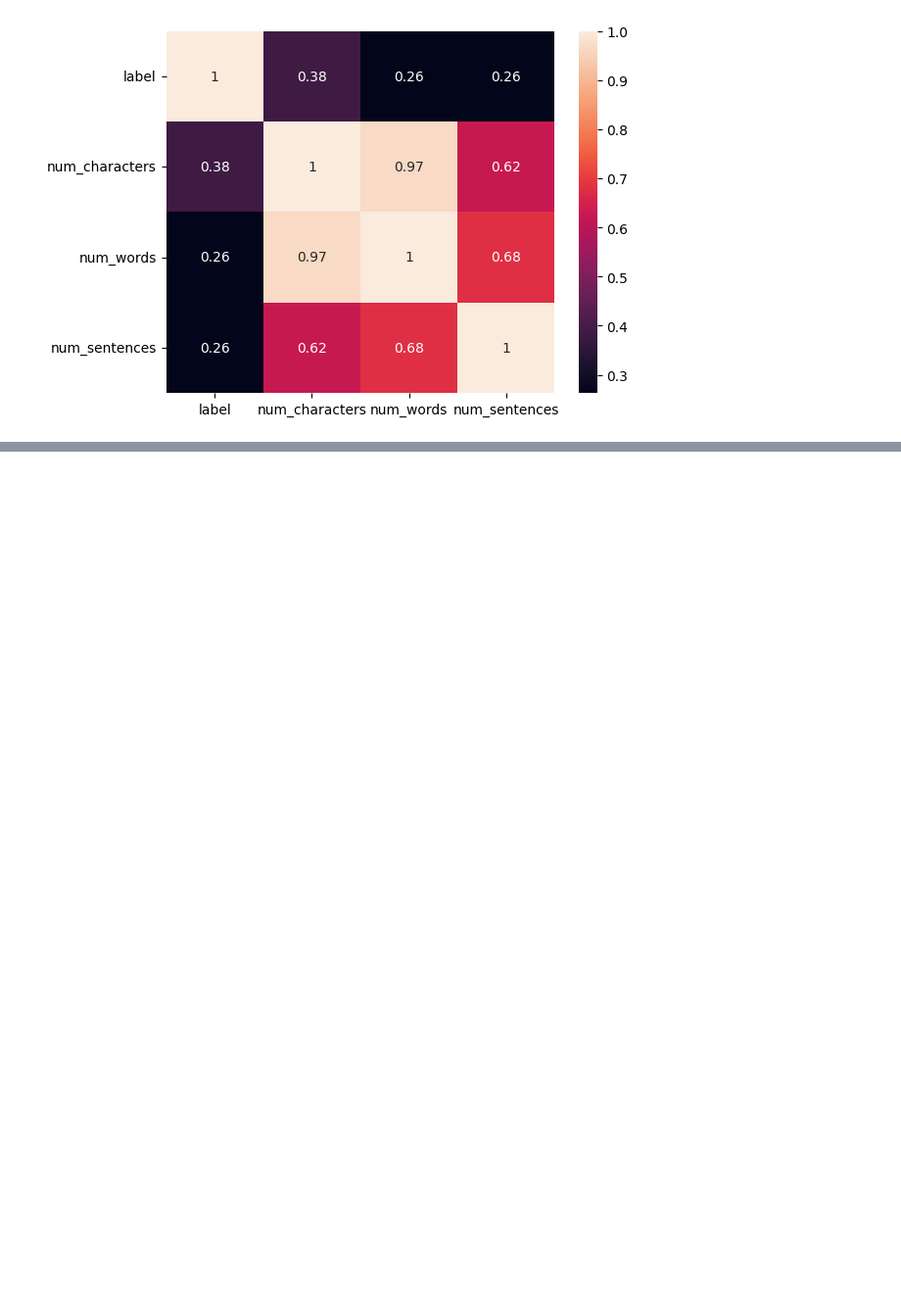
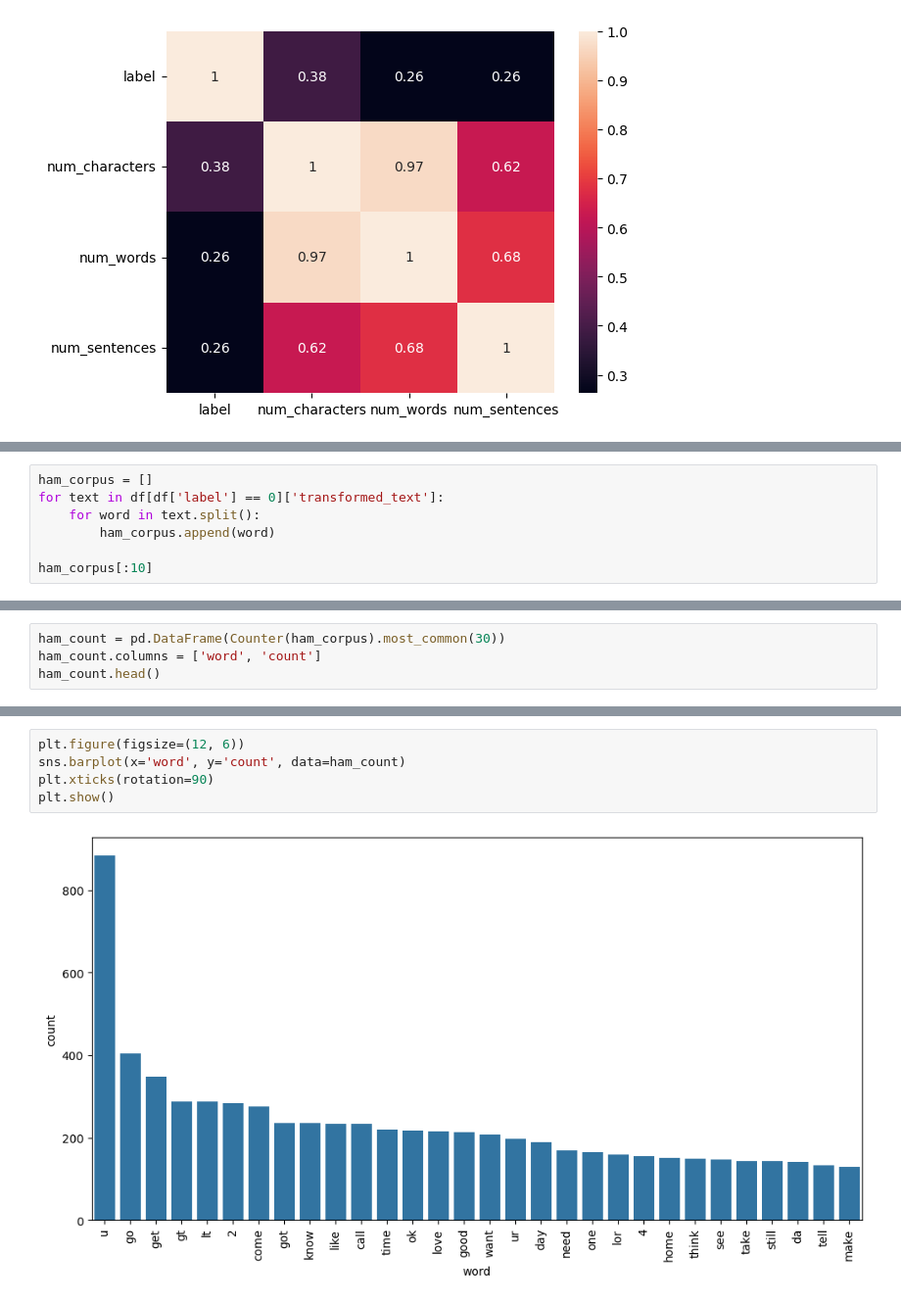
Before and after one commit to thekhurapaatimind/sms-spam-detection, a Jupyter notebook: sms-spam-detector.ipynb, the cells around one changed output, grey strips where cells are left out. Shown at 98% size. Saved outputs shown, nothing was run; the diff lists cells and outputs as text; blank space fills up the shorter version.

```diff
--- a/sms-spam-detector.ipynb
+++ b/sms-spam-detector.ipynb
@@ -171,0 +319,7 @@ sns.heatmap(df[['label', 'num_characters', 'num_words', 'num_sentences']].corr()
+# %%
+ham_corpus = []
+for text in df[df['label'] == 0]['transformed_text']:
+    for word in text.split():
+        ham_corpus.append(word)
+
+ham_corpus[:10]
@@ -171,0 +337,4 @@ sns.heatmap(df[['label', 'num_characters', 'num_words', 'num_sentences']].corr()
+# %%
+ham_count = pd.DataFrame(Counter(ham_corpus).most_common(30))
+ham_count.columns = ['word', 'count']
+ham_count.head()
@@ -171,0 +348,7 @@ sns.heatmap(df[['label', 'num_characters', 'num_words', 'num_sentences']].corr()
+# %%
+plt.figure(figsize=(12, 6))
+sns.barplot(x='word', y='count', data=ham_count)
+plt.xticks(rotation=90)
+plt.show()
+# %% [output]
+[figure, added]
```
Also changed, not shown: parts of 23 cells of this notebook.
